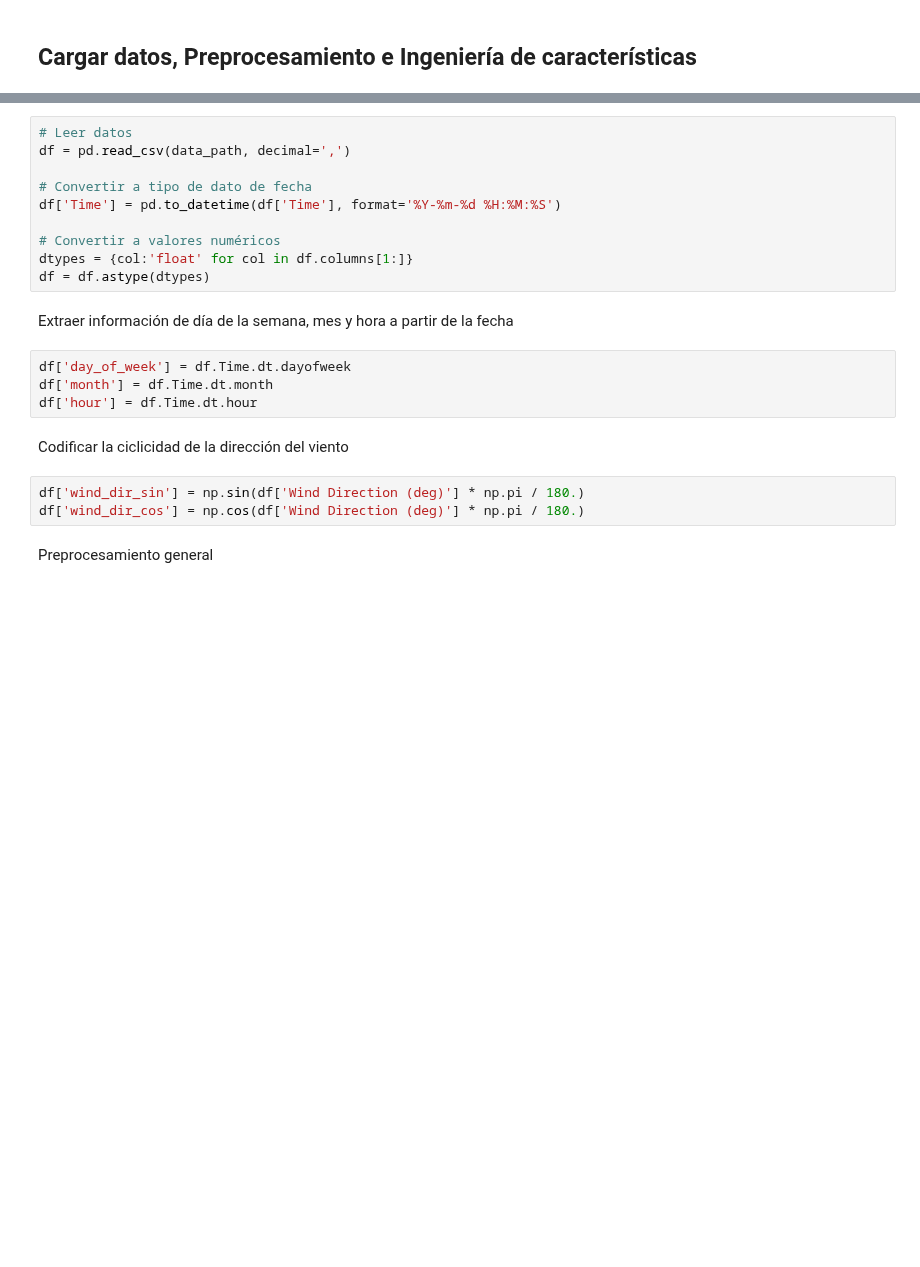
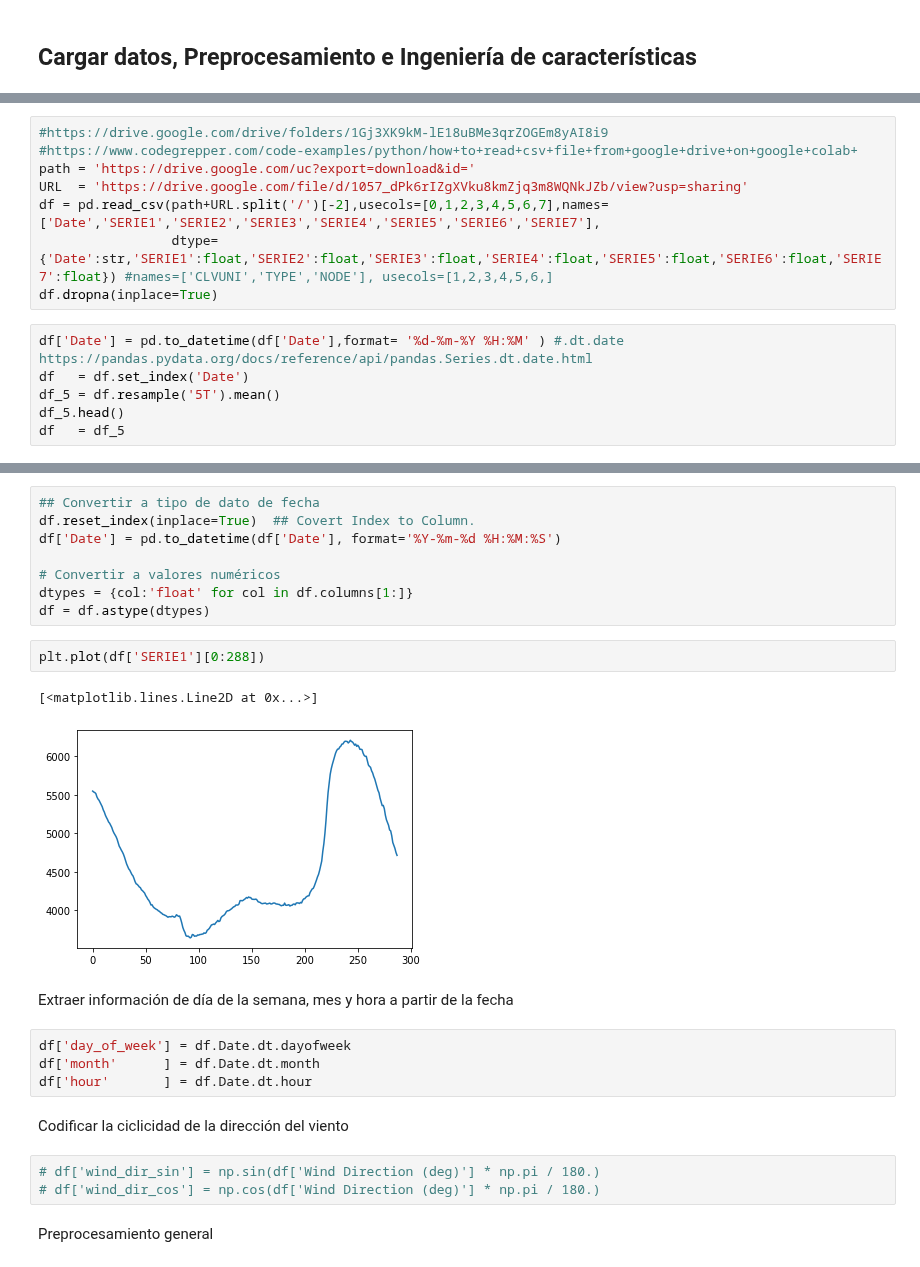
Before and after one commit to urieliram/analog, a Jupyter notebook: Aplicación_de_RNN_y_CV.ipynb, the cells around one changed output, grey strips where cells are left out. Cells and saved outputs as stored; diff of their text form; blank space fills up the shorter version.

```diff
--- a/Aplicación_de_RNN_y_CV.ipynb
+++ b/Aplicación_de_RNN_y_CV.ipynb
@@ -40,0 +32,14 @@ MessageError: ignored
+# %%
+#https://drive.google.com/drive/folders/1Gj3XK9kM-lE18uBMe3qrZOGEm8yAI8i9
+#https://www.codegrepper.com/code-examples/python/how+to+read+csv+file+from+google+drive+on+google+colab+
+path = 'https://drive.google.com/uc?export=download&id='
+URL  = 'https://drive.google.com/file/d/1057_dPk6rIZgXVku8kmZjq3m8WQNkJZb/view?usp=sharing'
+df = pd.read_csv(path+URL.split('/')[-2],usecols=[0,1,2,3,4,5,6,7],names=['Date','SERIE1','SERIE2','SERIE3','SERIE4','SERIE5','SERIE6','SERIE7'],
+                 dtype={'Date':str,'SERIE1':float,'SERIE2':float,'SERIE3':float,'SERIE4':float,'SERIE5':float,'SERIE6':float,'SERIE7':float}) #names=['CLVUNI','TYPE','NODE'], usecols=[1,2,3,4,5,6,]
+df.dropna(inplace=True)
+# %%
+df['Date'] = pd.to_datetime(df['Date'],format= '%d-%m-%Y %H:%M' ) #.dt.date https://pandas.pydata.org/docs/reference/api/pandas.Series.dt.date.html
+df   = df.set_index('Date')
+df_5 = df.resample('5T').mean()
+df_5.head()
+df   = df_5
@@ -41,24 +63,27 @@ MessageError: ignored
 # %%
-# Leer datos
-df = pd.read_csv(data_path, decimal=',')
-
-# Convertir a tipo de dato de fecha
-df['Time'] = pd.to_datetime(df['Time'], format='%Y-%m-%d %H:%M:%S')
+## Convertir a tipo de dato de fecha
+df.reset_index(inplace=True)  ## Covert Index to Column.
+df['Date'] = pd.to_datetime(df['Date'], format='%Y-%m-%d %H:%M:%S')
 
 # Convertir a valores numéricos
 dtypes = {col:'float' for col in df.columns[1:]}
 df = df.astype(dtypes)
+# %%
+plt.plot(df['SERIE1'][0:288])
+# %% [output]
+[<matplotlib.lines.Line2D at 0x...>]
+[figure, added]
 # %% [markdown]
 Extraer información de día de la semana, mes y hora a partir de la fecha
 # %%
-df['day_of_week'] = df.Time.dt.dayofweek
-df['month'] = df.Time.dt.month
-df['hour'] = df.Time.dt.hour
+df['day_of_week'] = df.Date.dt.dayofweek
+df['month'      ] = df.Date.dt.month
+df['hour'       ] = df.Date.dt.hour
 # %% [markdown]
 Codificar la ciclicidad de la dirección del viento
 # %%
-df['wind_dir_sin'] = np.sin(df['Wind Direction (deg)'] * np.pi / 180.)
-df['wind_dir_cos'] = np.cos(df['Wind Direction (deg)'] * np.pi / 180.)
+# df['wind_dir_sin'] = np.sin(df['Wind Direction (deg)'] * np.pi / 180.)
+# df['wind_dir_cos'] = np.cos(df['Wind Direction (deg)'] * np.pi / 180.)
 # %% [markdown]
 Preprocesamiento general
 # %%
```
Also changed, not shown: parts of 22 cells of this notebook.
